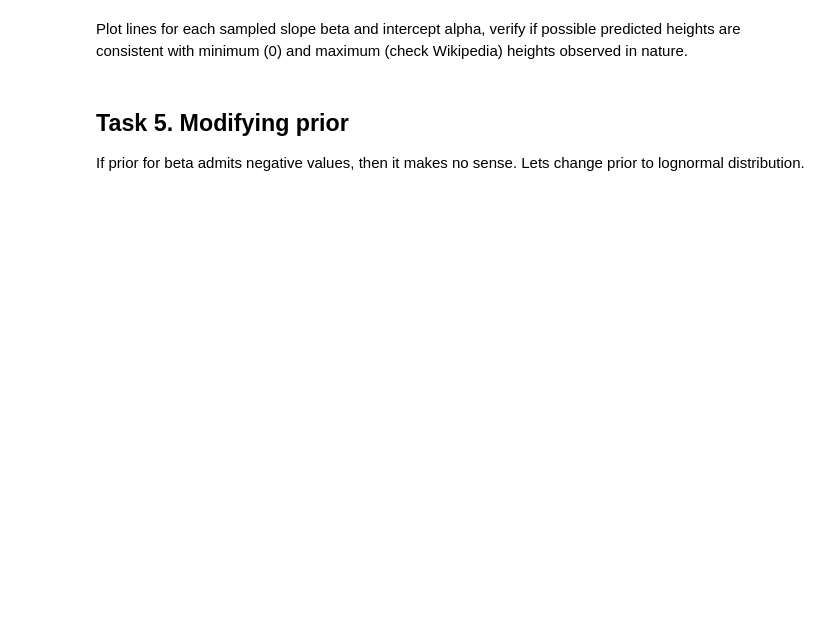
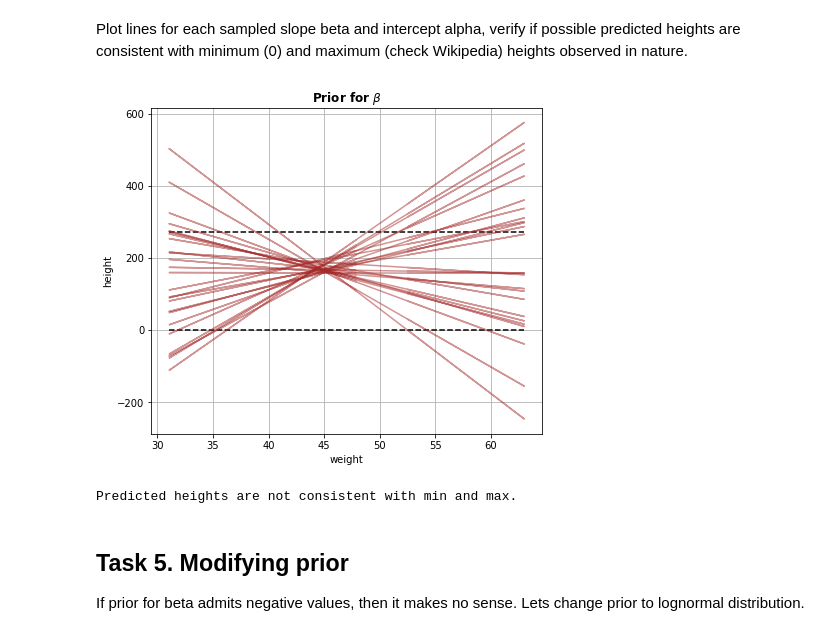
Before and after one commit to SwieciloM/Data-Analytics-Laboratory, a Jupyter notebook: Lab 4 - Linear models (modelling height of !Kung people)/main.ipynb, the cells around one changed output. Drawn from its saved outputs; the diff is of its cells as text; code cells hidden in the pictures; blank space fills up the shorter version.

```diff
--- a/Lab 4 - Linear models (modelling height of !Kung people)/main.ipynb
+++ b/Lab 4 - Linear models (modelling height of !Kung people)/main.ipynb
@@ -153,5 +211,26 @@ sim=model_ppc.sample(data=data_sim,
 # %% [markdown]
 Plot lines for each sampled slope beta and intercept alpha, verify if possible predicted heights are consistent with minimum (0) and maximum (check Wikipedia) heights observed in nature.
+# %%
+# Creation of pandas dataframe from resulting draws
+df = sim.draws_pd()
+alpha_l = df['alpha'].to_list()[:25]
+beta_l = df['beta'].to_list()[:25]
+df.head()
+
+fig, axes = plt.subplots(figsize=(7, 6))
+axes.hlines([0, 272], xmin=d['weight'].min(), xmax=d['weight'].max(), linestyle="--", color="black")
+for alpha, beta in zip(alpha_l, beta_l):
+    axes.plot(d['weight'], alpha + beta*d['c_weight'], color='brown', alpha=0.5)
+axes.set_title(r"Prior for $\beta$", fontweight="bold")
+axes.set_xlabel("weight")
+axes.set_ylabel("height")
+axes.grid()
+plt.show()
+
+print("Predicted heights are not consistent with min and max.")
+# %% [output]
+[figure, added]
+Predicted heights are not consistent with min and max.
 # %% [markdown]
 ## Task 5. Modifying prior
 
```
Also changed, not shown: parts of 22 cells of this notebook, 6 other files.
